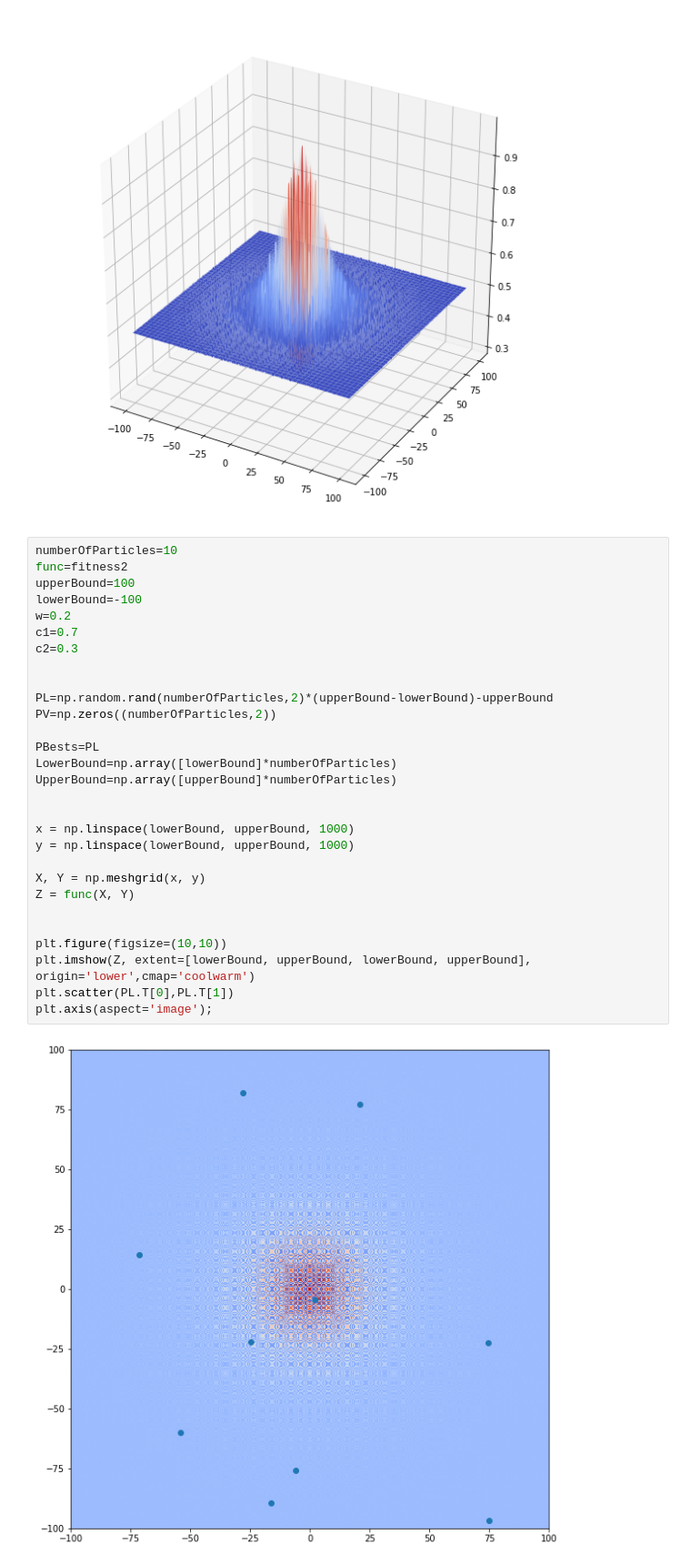
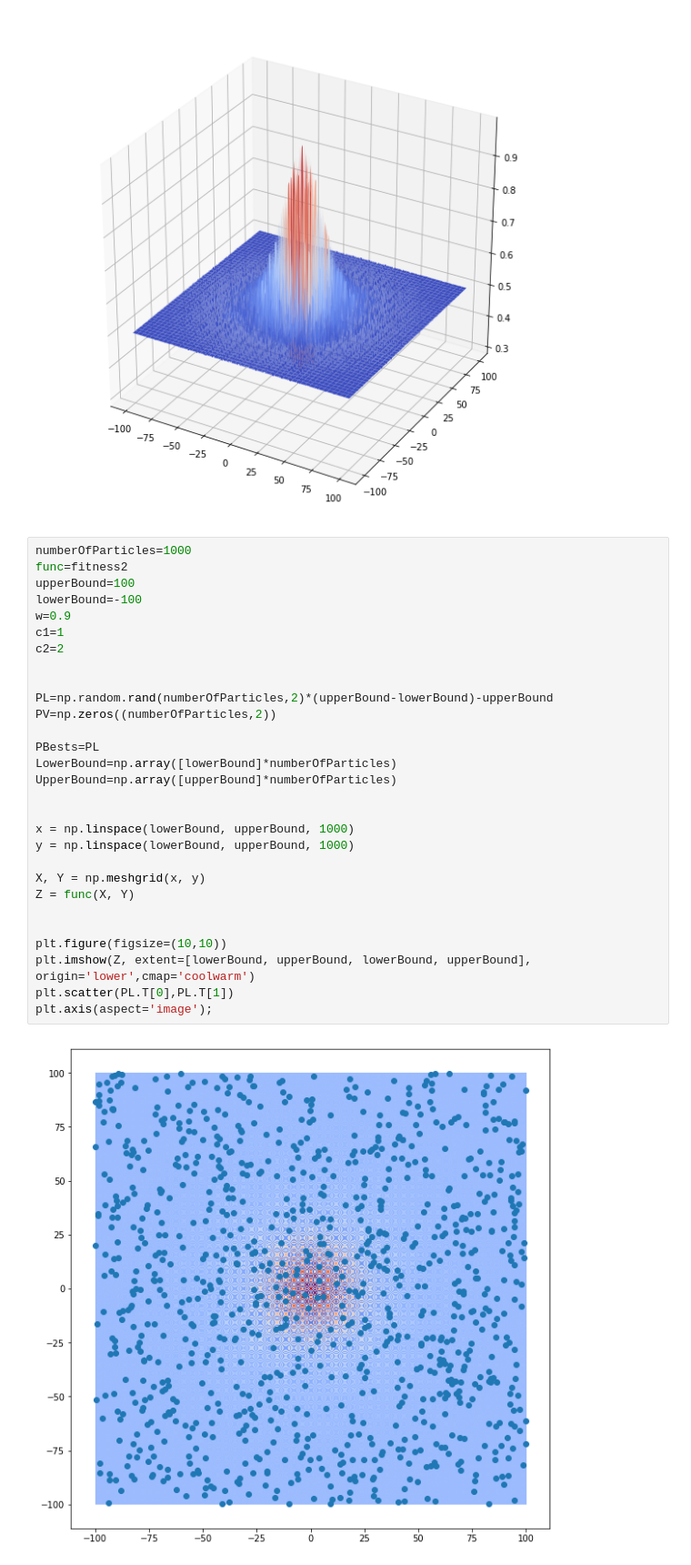
Before and after one commit to konfayakun/AAI, a Jupyter notebook: assignment2/PSO.ipynb, the cells around one changed output. Shown at 91% size. Cells and saved outputs as stored; diff of their text form.

```diff
--- a/assignment2/PSO.ipynb
+++ b/assignment2/PSO.ipynb
@@ -73,34 +71,34 @@ plt.show()
 # %% [output]
 [figure]
 # %%
-numberOfParticles=10
+numberOfParticles=1000
 func=fitness2
 upperBound=100
 lowerBound=-100
-w=0.2
-c1=0.7
-c2=0.3
+w=0.9
+c1=1
+c2=2
 
 
 PL=np.random.rand(numberOfParticles,2)*(upperBound-lowerBound)-upperBound
 PV=np.zeros((numberOfParticles,2))
 
 PBests=PL
 LowerBound=np.array([lowerBound]*numberOfParticles)
 UpperBound=np.array([upperBound]*numberOfParticles)
 
 
 x = np.linspace(lowerBound, upperBound, 1000)
 y = np.linspace(lowerBound, upperBound, 1000)
 
 X, Y = np.meshgrid(x, y)
 Z = func(X, Y)
 
 
 plt.figure(figsize=(10,10))
 plt.imshow(Z, extent=[lowerBound, upperBound, lowerBound, upperBound], origin='lower',cmap='coolwarm')
 plt.scatter(PL.T[0],PL.T[1])
 plt.axis(aspect='image');
 # %% [output]
-[figure, old version]
+[figure, new version]
 # %%
```
Also changed, not shown: parts of 3 cells of this notebook.
